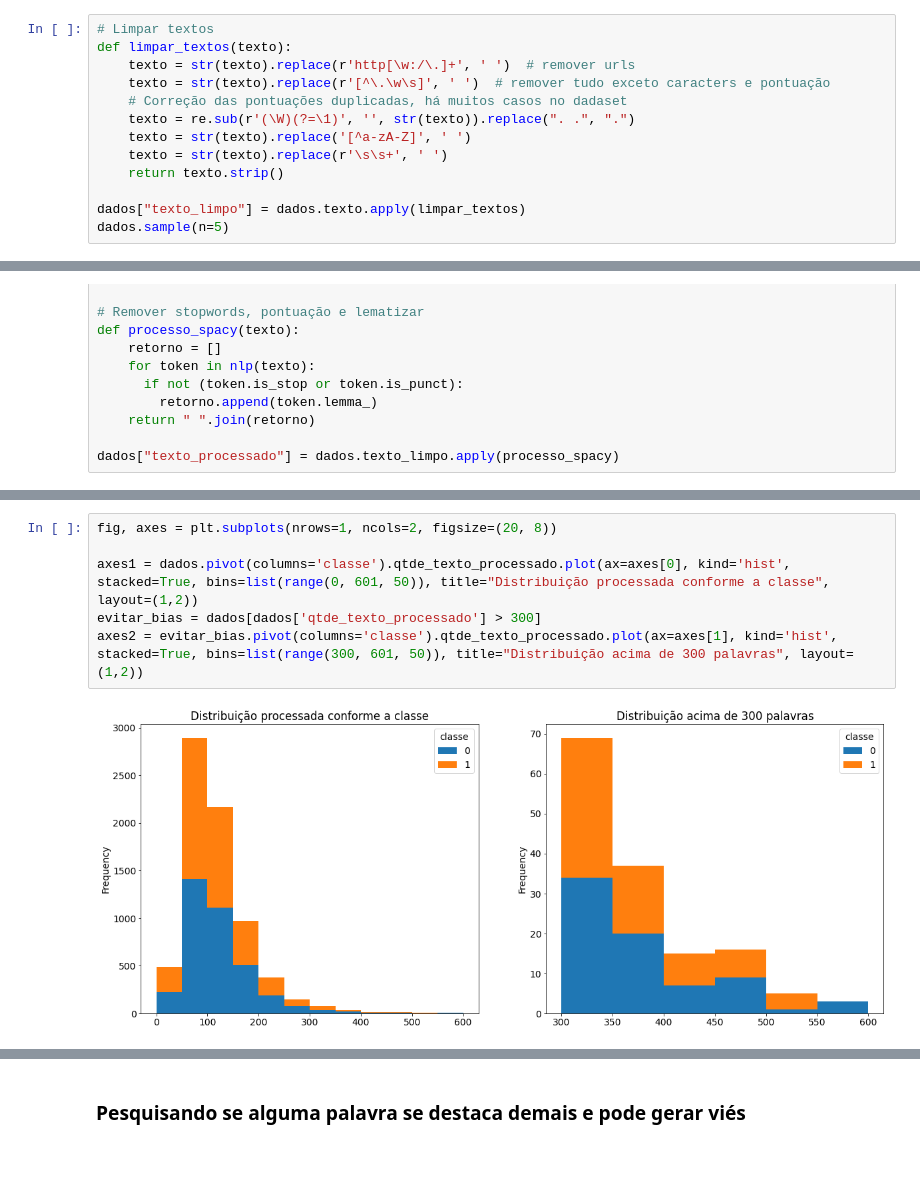
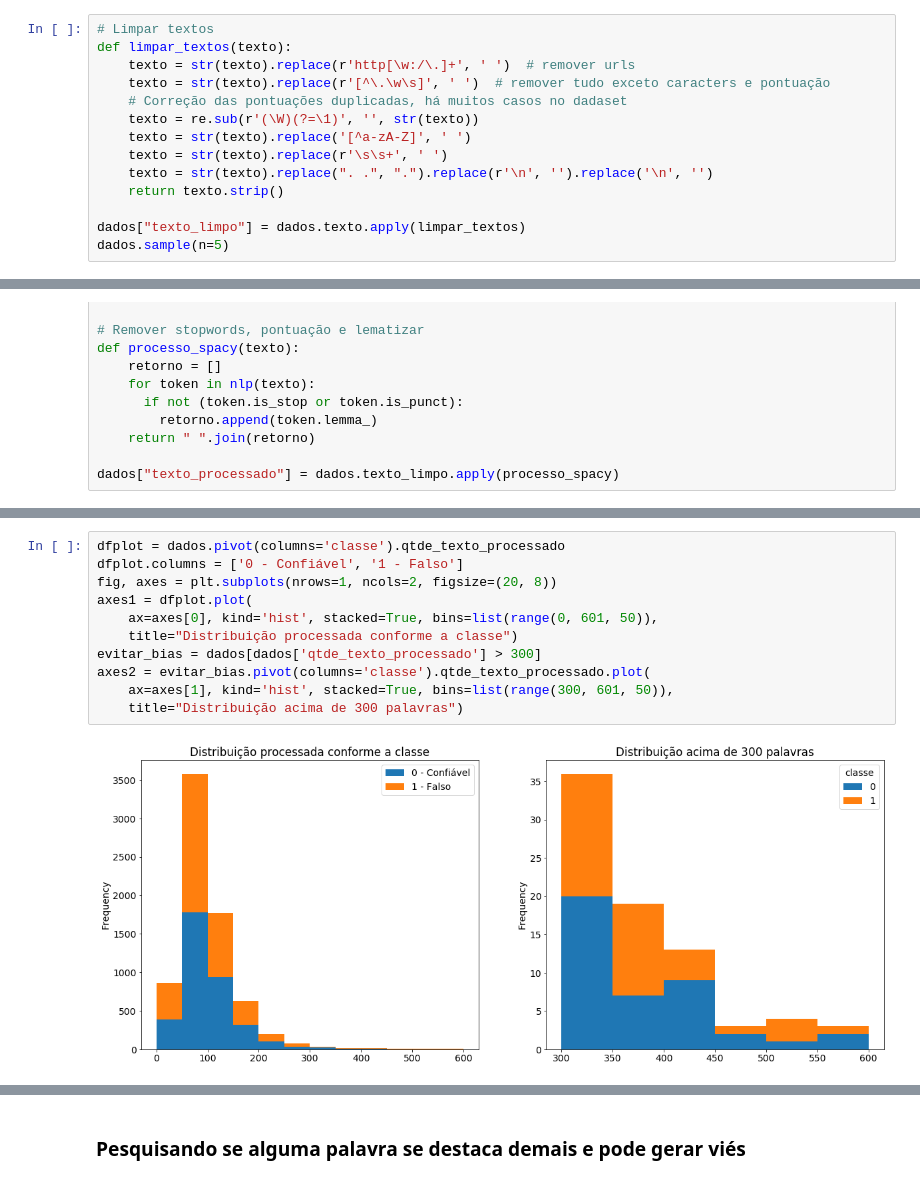
Before and after one commit to caesarcc/python-api-url-check, a Jupyter notebook: jupyter/classificacao_passo01_pre_processamento_exploracao.ipynb, the cells around one changed output, grey strips where cells are left out. Saved outputs shown, nothing was run; the diff lists cells and outputs as text.

```diff
--- a/jupyter/classificacao_passo01_pre_processamento_exploracao.ipynb
+++ b/jupyter/classificacao_passo01_pre_processamento_exploracao.ipynb
@@ -94,9 +93,10 @@ def limpar_textos(texto):
     texto = str(texto).replace(r'http[\w:/\.]+', ' ')  # remover urls
     texto = str(texto).replace(r'[^\.\w\s]', ' ')  # remover tudo exceto caracters e pontuação
     # Correção das pontuações duplicadas, há muitos casos no dadaset
-    texto = re.sub(r'(\W)(?=\1)', '', str(texto)).replace(". .", ".")
+    texto = re.sub(r'(\W)(?=\1)', '', str(texto))
     texto = str(texto).replace('[^a-zA-Z]', ' ')
     texto = str(texto).replace(r'\s\s+', ' ')
+    texto = str(texto).replace(". .", ".").replace(r'\n', '').replace('\n', '')
     return texto.strip()
 
 dados["texto_limpo"] = dados.texto.apply(limpar_textos)
@@ -175,10 +173,15 @@ dados.sample(n=5)
 # %%
+dfplot = dados.pivot(columns='classe').qtde_texto_processado
+dfplot.columns = ['0 - Confiável', '1 - Falso']
 fig, axes = plt.subplots(nrows=1, ncols=2, figsize=(20, 8))
-
-axes1 = dados.pivot(columns='classe').qtde_texto_processado.plot(ax=axes[0], kind='hist', stacked=True, bins=list(range(0, 601, 50)), title="Distribuição processada conforme a classe", layout=(1,2))
+axes1 = dfplot.plot(
+    ax=axes[0], kind='hist', stacked=True, bins=list(range(0, 601, 50)),
+    title="Distribuição processada conforme a classe")
 evitar_bias = dados[dados['qtde_texto_processado'] > 300]
-axes2 = evitar_bias.pivot(columns='classe').qtde_texto_processado.plot(ax=axes[1], kind='hist', stacked=True, bins=list(range(300, 601, 50)), title="Distribuição acima de 300 palavras", layout=(1,2))
+axes2 = evitar_bias.pivot(columns='classe').qtde_texto_processado.plot(
+    ax=axes[1], kind='hist', stacked=True, bins=list(range(300, 601, 50)),
+    title="Distribuição acima de 300 palavras")
 # %% [output]
-[figure, old version]
+[figure, new version]
 # %%
 display(f"Total de amostras: {dados.shape[0]}", f"Amostras com muitas palavras: {evitar_bias.shape[0]}")
```
Also changed, not shown: parts of 20 cells of this notebook, 1 other file.
